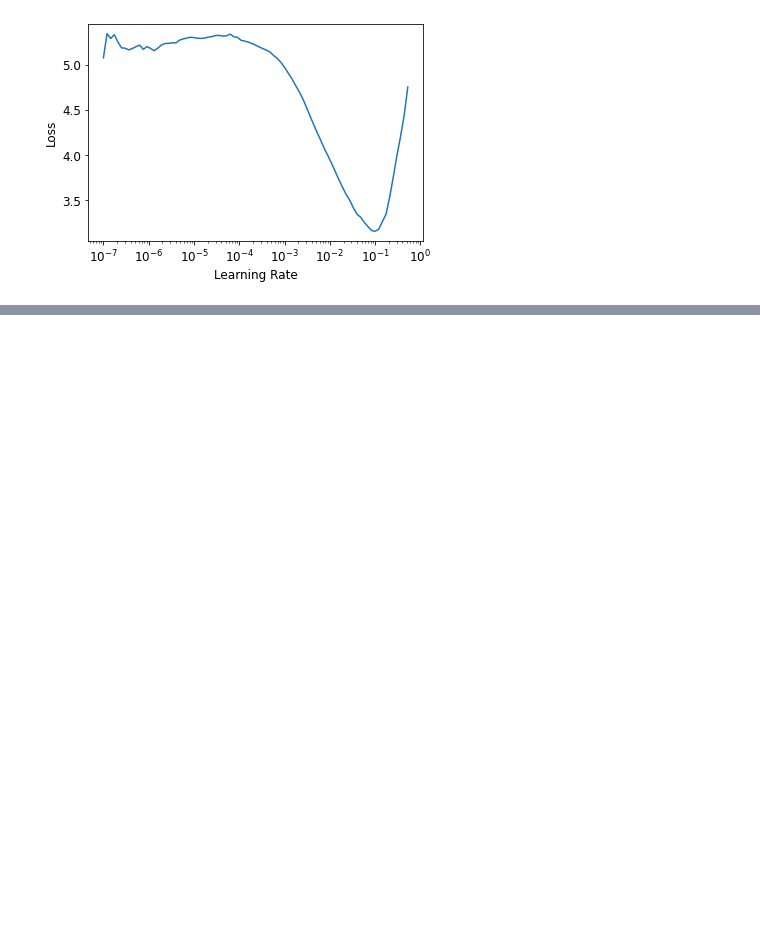
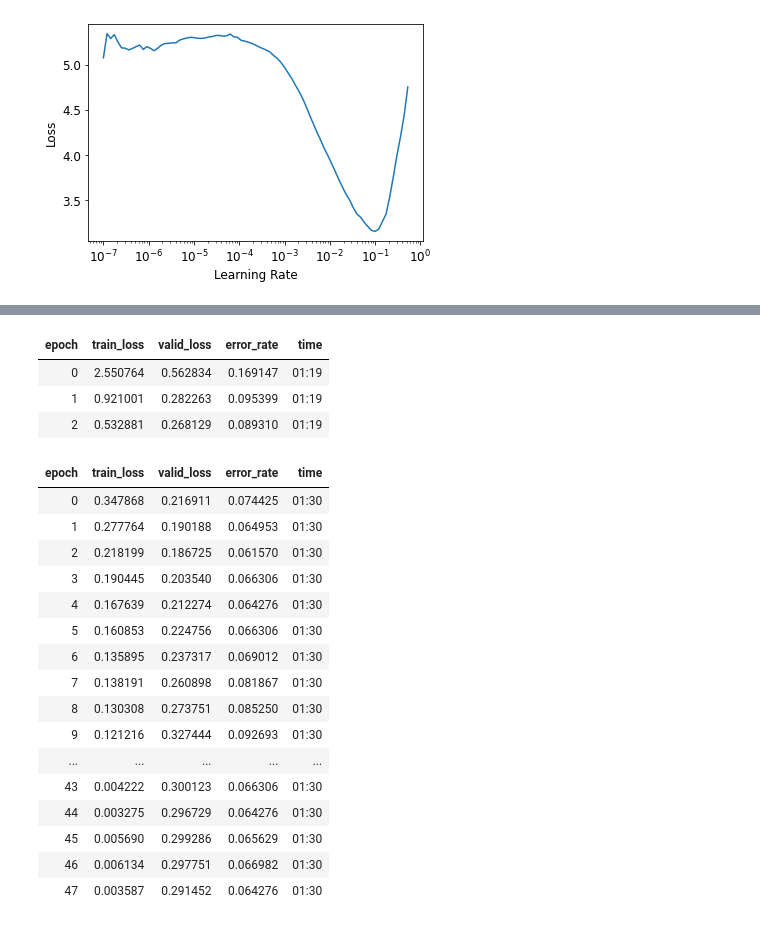
Before and after one commit to double-em/themlblog, a Jupyter notebook: _notebooks/2021-03-09-Improving-the-chapter-5-classifier.ipynb, the cells around one changed output, grey strips where cells are left out. Cells and saved outputs as stored; diff of their text form; code cells hidden in the pictures; blank space fills up the shorter version.

```diff
--- a/_notebooks/2021-03-09-Improving-the-chapter-5-classifier.ipynb
+++ b/_notebooks/2021-03-09-Improving-the-chapter-5-classifier.ipynb
@@ -43,5 +43,5 @@ learn.lr_find()
 SuggestedLRs(lr_min=0.010000000149011612, lr_steep=0.0030199517495930195)
 [figure]
 # %%
-learn.fine_tune(6, freeze_epochs=3, base_lr=3e-3)
+learn.fine_tune(48, freeze_epochs=3)
 # %% [output]
@@ -50,3 +48,24 @@ learn.fine_tune(6, freeze_epochs=3, base_lr=3e-3)
+| epoch | train_loss | valid_loss | error_rate | time |
+| 0 | 2.550764 | 0.562834 | 0.169147 | 01:19 |
+| 1 | 0.921001 | 0.282263 | 0.095399 | 01:19 |
+| 2 | 0.532881 | 0.268129 | 0.089310 | 01:19 |
+| epoch | train_loss | valid_loss | error_rate | time |
+| 0 | 0.347868 | 0.216911 | 0.074425 | 01:30 |
+| 1 | 0.277764 | 0.190188 | 0.064953 | 01:30 |
+| 2 | 0.218199 | 0.186725 | 0.061570 | 01:30 |
+| 3 | 0.190445 | 0.203540 | 0.066306 | 01:30 |
+| 4 | 0.167639 | 0.212274 | 0.064276 | 01:30 |
+| 5 | 0.160853 | 0.224756 | 0.066306 | 01:30 |
+| 6 | 0.135895 | 0.237317 | 0.069012 | 01:30 |
+| 7 | 0.138191 | 0.260898 | 0.081867 | 01:30 |
+| 8 | 0.130308 | 0.273751 | 0.085250 | 01:30 |
+| 9 | 0.121216 | 0.327444 | 0.092693 | 01:30 |
+| ... | ... | ... | ... | ... |
+| 43 | 0.004222 | 0.300123 | 0.066306 | 01:30 |
+| 44 | 0.003275 | 0.296729 | 0.064276 | 01:30 |
+| 45 | 0.005690 | 0.299286 | 0.065629 | 01:30 |
+| 46 | 0.006134 | 0.297751 | 0.066982 | 01:30 |
+| 47 | 0.003587 | 0.291452 | 0.064276 | 01:30 |
 # %%
 learn.recorder.plot_loss()
 # %% [output]
```
Also changed, not shown: parts of 4 cells of this notebook.
